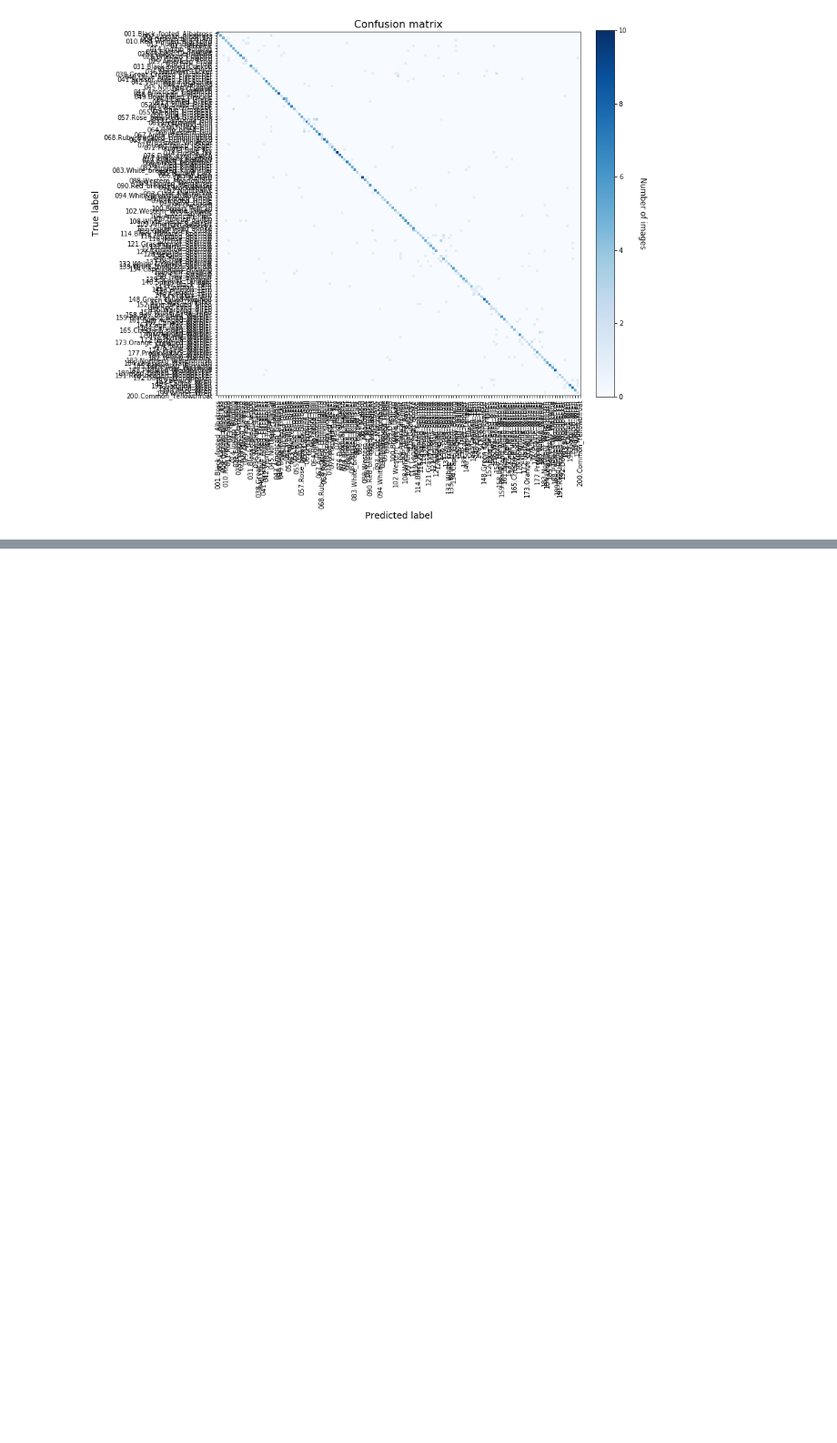
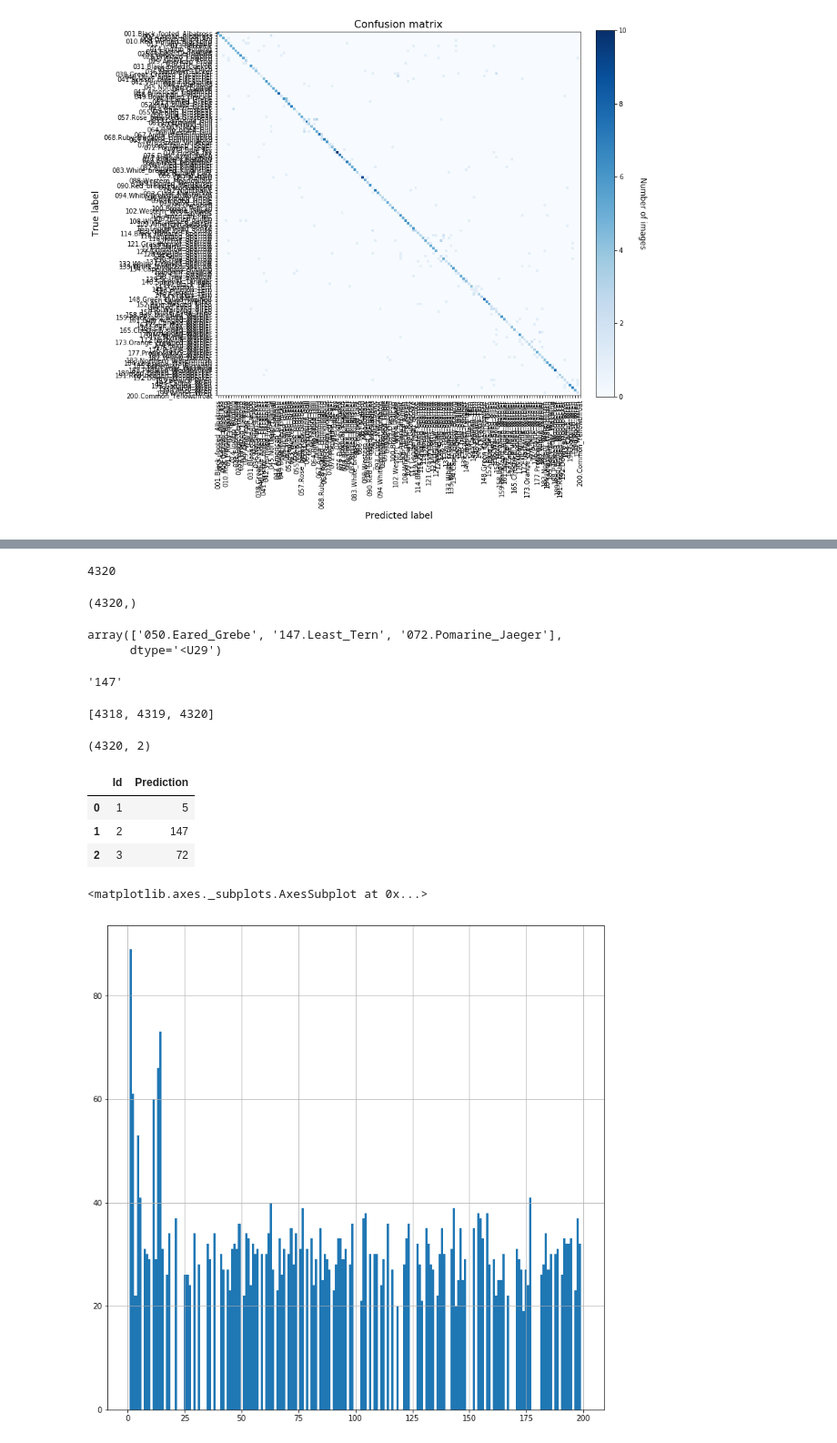
Before and after one commit to aenfield/Data558, a Jupyter notebook: Kaggle/BasicClassificationUsingInceptionFeatures.ipynb, the cells around one changed output, grey strips where cells are left out. Shown at 91% size. Saved outputs shown, nothing was run; the diff lists cells and outputs as text; code cells hidden in the pictures; blank space fills up the shorter version.

```diff
--- a/Kaggle/BasicClassificationUsingInceptionFeatures.ipynb
+++ b/Kaggle/BasicClassificationUsingInceptionFeatures.ipynb
@@ -58,0 +63,4 @@ plot_confusion_matrix(y_test,y_pred)
+# %%
+clf = LinearSVC(C=1.0, loss='squared_hinge',
+                penalty='l2', multi_class='ovr')
+clf.fit(features_train, labels_train)
@@ -58,0 +77,38 @@ plot_confusion_matrix(y_test,y_pred)
+# %%
+features_test = pickle.load(open('features_test', 'rb'))
+len(features_test)
+# %% [output]
+4320
+# %%
+test_pred = clf.predict(features_test)
+test_pred.shape
+# %% [output]
+(4320,)
+# %%
+test_pred[:3]
+# %% [output]
+array(['050.Eared_Grebe', '147.Least_Tern', '072.Pomarine_Jaeger'],
+      dtype='<U29')
+# %%
+test_pred[1].split('.')[0]
+# %% [output]
+'147'
+# %%
+list(range(1,len(features_test)+1))[-3:]
+# %% [output]
+[4318, 4319, 4320]
+# %%
+test_results_for_output = pd.DataFrame({
+    'Id': range(1,len(features_test)+1),
+    'Prediction': pd.Series(test_pred).apply(lambda pred: pred.split('.')[0].strip('0'))
+})
+test_results_for_output.shape
+# %% [output]
+(4320, 2)
+# %%
+test_results_for_output[:3]
+# %% [output]
+|  | Id | Prediction |
+| 0 | 1 | 5 |
+| 1 | 2 | 147 |
+| 2 | 3 | 72 |
@@ -58,0 +117,5 @@ plot_confusion_matrix(y_test,y_pred)
+# %%
+test_results_for_output['Prediction'].astype(int).hist(bins=200)
+# %% [output]
+<matplotlib.axes._subplots.AxesSubplot at 0x...>
+[figure, added]
```
Also changed, not shown: parts of 10 cells of this notebook, 1 other file.
